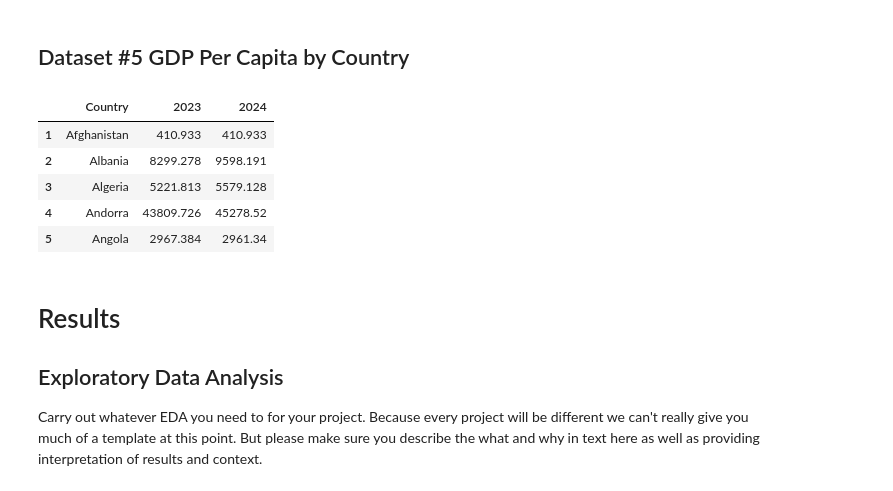
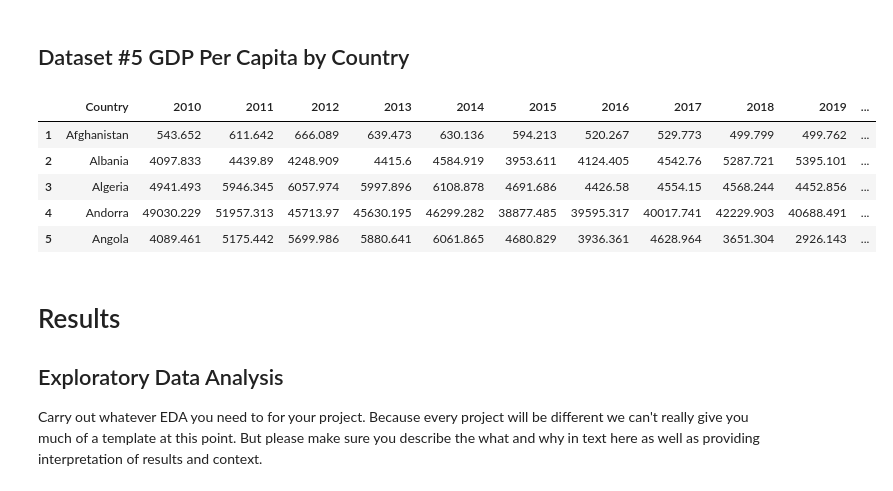
Before and after one commit to abbymcleod/Country-Happiness-Index, a Jupyter notebook: EDACheckpoint_Group010-FA24.ipynb, the cells around one changed output. Saved outputs shown, nothing was run; the diff lists cells and outputs as text; code cells hidden in the pictures.

```diff
--- a/EDACheckpoint_Group010-FA24.ipynb
+++ b/EDACheckpoint_Group010-FA24.ipynb
@@ -273,38 +294,38 @@ urban_pop_df.head()
 # %%
 # import dataset
 gdp_df = pd.read_csv('datasets/gdp-per-capita-by-country.csv')
 
 
 # rename first column to 'Country'
 gdp_df.rename(columns={'GDP per capita, current prices\n (U.S. dollars per capita)': 'Country'}, inplace=True)
 
 
 # drop columns 1980-2022 inclusive and 2025-2029 inclusive
-columns_to_drop = [str(year) for year in range(1980, 2023)] + [str(year) for year in range(2025, 2030)]
+columns_to_drop = [str(year) for year in range(1980, 2010)] + [str(year) for year in range(2025, 2030)]
 gdp_df = gdp_df.drop(columns=columns_to_drop)
 
 
 # drop non-country rows
 gdp_df = gdp_df.drop(index = [0] + list(range(197,231)))
 
 
 # replace values with 'no data' with NA
 gdp_df.replace('no data', pd.NA, inplace=True)
 
 
 # fill in missing 2024 values with 2023 values
 gdp_df['2024'] = gdp_df['2024'].fillna(gdp_df['2023'])
 # drop rows that are missing 2023 and 2024 values
 gdp_df.dropna(subset=['2023', '2024'], inplace=True)
 
 gdp_df.head()
 # %% [output]
-|  | Country | 2023 | 2024 |
-| 1 | Afghanistan | 410.933 | 410.933 |
-| 2 | Albania | 8299.278 | 9598.191 |
-| 3 | Algeria | 5221.813 | 5579.128 |
-| 4 | Andorra | 43809.726 | 45278.52 |
-| 5 | Angola | 2967.384 | 2961.34 |
+|  | Country | 2010 | 2011 | 2012 | 2013 | 2014 | 2015 | 2016 | 2017 | 2018 | 2019 | ... |
+| 1 | Afghanistan | 543.652 | 611.642 | 666.089 | 639.473 | 630.136 | 594.213 | 520.267 | 529.773 | 499.799 | 499.762 | ... |
+| 2 | Albania | 4097.833 | 4439.89 | 4248.909 | 4415.6 | 4584.919 | 3953.611 | 4124.405 | 4542.76 | 5287.721 | 5395.101 | ... |
+| 3 | Algeria | 4941.493 | 5946.345 | 6057.974 | 5997.896 | 6108.878 | 4691.686 | 4426.58 | 4554.15 | 4568.244 | 4452.856 | ... |
+| 4 | Andorra | 49030.229 | 51957.313 | 45713.97 | 45630.195 | 46299.282 | 38877.485 | 39595.317 | 40017.741 | 42229.903 | 40688.491 | ... |
+| 5 | Angola | 4089.461 | 5175.442 | 5699.986 | 5880.641 | 6061.865 | 4680.829 | 3936.361 | 4628.964 | 3651.304 | 2926.143 | ... |
 # %% [markdown]
 # Results
 
```
Also changed, not shown: parts of 4 cells of this notebook.
